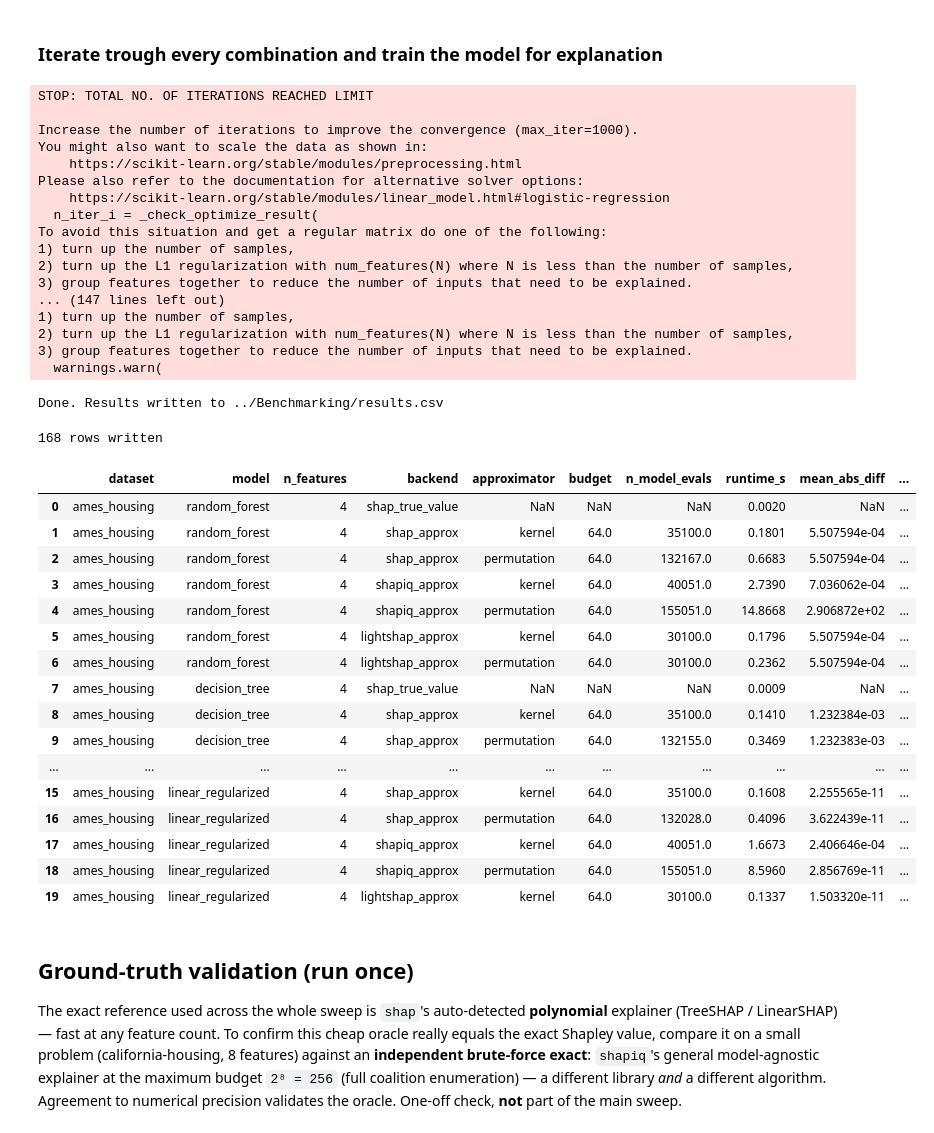
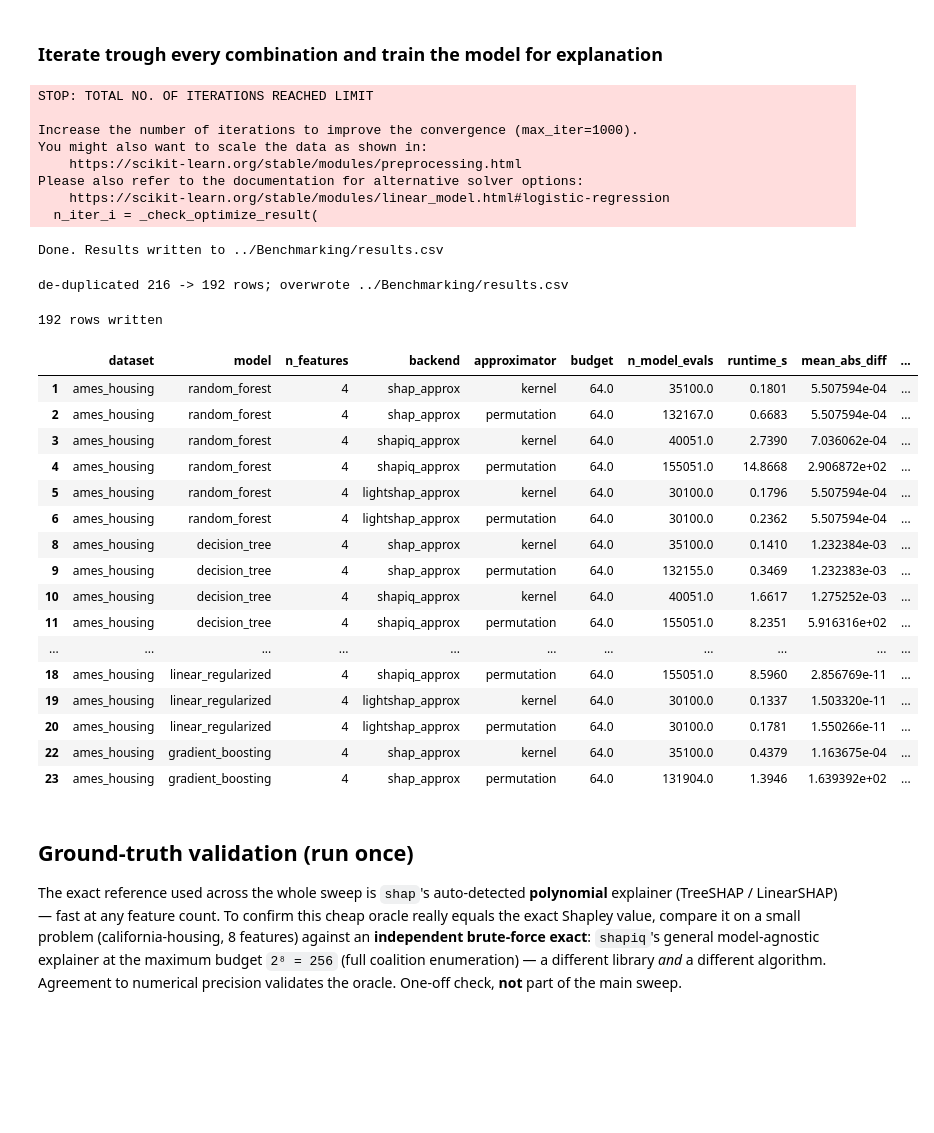
Before and after one commit to LaborFlasche/PR_ModeAgnostic, a Jupyter notebook: Libraries/library_merge.ipynb, the cells around one changed output. Drawn from its saved outputs; the diff is of its cells as text; code cells hidden in the pictures; blank space fills up the shorter version.

```diff
--- a/Libraries/library_merge.ipynb
+++ b/Libraries/library_merge.ipynb
@@ -68,6 +90,7 @@ from Benchmarking.backends import (
     ShapApproxBackend,
     ShapIQApproxBackend,
     LightShapApproxBackend,
+    DalexApproxBackend,
 )
 
 # Map config library names to their approximation backend classes.
@@ -75,6 +98,7 @@ APPROX_BACKEND_BY_LIBRARY = {
     "shap": ShapApproxBackend,
     "shapiq": ShapIQApproxBackend,
     "lightshap": LightShapApproxBackend,
+    "dalex": DalexApproxBackend,
 }
 
 # All benchmark knobs come from the config's `benchmark` section (loaded the same
@@ -95,12 +119,15 @@ TRUE_VALUE_BACKENDS = [ShapTrueValueBackend]
 # Approximation sweep: only the (library × approximator × budget) combinations
 # selected in the config. The nominal budget differs in units across libraries, so
 # n_model_evals — the real model-call count recorded by the runner — is the
-# comparable budget axis.
+# comparable budget axis. A backend may declare SUPPORTED_APPROXIMATORS to opt out of
+# slots it has no method for (dalex has only ordering-sampling SHAP, no kernel variant),
+# so those pairs are skipped rather than run as silent duplicates.
 approximation_specs = [
     (backend, {"approximator": approximator, "budget": budget})
     for backend in APPROX_BACKENDS
     for approximator in APPROXIMATORS
     for budget in BUDGETS
+    if approximator in getattr(backend, "SUPPORTED_APPROXIMATORS", APPROXIMATORS)
 ]
 
 runner = BenchmarkRunner(
@@ -158,47 +185,57 @@ You might also want to scale the data as shown in:
 Please also refer to the documentation for alternative solver options:
     https://scikit-learn.org/stable/modules/linear_model.html#logistic-regression
   n_iter_i = _check_optimize_result(
-To avoid this situation and get a regular matrix do one of the following:
-1) turn up the number of samples,
-2) turn up the L1 regularization with num_features(N) where N is less than the number of samples,
-3) group features together to reduce the number of inputs that need to be explained.
-... (147 lines left out)
-1) turn up the number of samples,
-2) turn up the L1 regularization with num_features(N) where N is less than the number of samples,
-3) group features together to reduce the number of inputs that need to be explained.
-  warnings.warn(
 Done. Results written to ../Benchmarking/results.csv
+# %%
+RESULTS_CSV = "../Benchmarking/results.csv"
+
+results = pd.read_csv(RESULTS_CSV)
+n_before = len(results)
+
+# A dalex-only append run re-emits the shap_true_value oracle row in every cell (the
+# runner must recompute it to score dalex), duplicating the oracle rows already on file.
+# Collapse each (cell, backend, approximator, budget) to one row — keep="last" prefers the
+# most recent write. NaN approximator/budget on the true_value rows compare equal, so the
+# duplicate oracle rows collapse too.
+results = results.drop_duplicates(
+    subset=["dataset", "model", "n_features", "n_samples",
+            "backend", "approximator", "budget"],
+    keep="last",
+)
+
+# Overwrite the CSV in place with the de-duplicated content.
+results.to_csv(RESULTS_CSV, index=False)
+print(f"de-duplicated {n_before} -> {len(results)} rows; overwrote {RESULTS_CSV}")
+# %% [output]
+de-duplicated 216 -> 192 rows; overwrote ../Benchmarking/results.csv
 # %%
-import pandas as pd
-
-results = pd.read_csv("../Benchmarking/results.csv")
 print(f"{len(results)} rows written")
 
 cols = [
     "dataset", "model", "n_features", "backend", "approximator", "budget",
     "n_model_evals", "runtime_s", "mean_abs_diff", "relative_mae",
     "sign_agreement", "mean_sample_rho",
 ]
 results[cols].head(20)
 # %% [output]
-168 rows written
+192 rows written
 |  | dataset | model | n_features | backend | approximator | budget | n_model_evals | runtime_s | mean_abs_diff | ... |
-| 0 | ames_housing | random_forest | 4 | shap_true_value | NaN | NaN | NaN | 0.0020 | NaN | ... |
 | 1 | ames_housing | random_forest | 4 | shap_approx | kernel | 64.0 | 35100.0 | 0.1801 | 5.507594e-04 | ... |
 | 2 | ames_housing | random_forest | 4 | shap_approx | permutation | 64.0 | 132167.0 | 0.6683 | 5.507594e-04 | ... |
 | 3 | ames_housing | random_forest | 4 | shapiq_approx | kernel | 64.0 | 40051.0 | 2.7390 | 7.036062e-04 | ... |
 | 4 | ames_housing | random_forest | 4 | shapiq_approx | permutation | 64.0 | 155051.0 | 14.8668 | 2.906872e+02 | ... |
 | 5 | ames_housing | random_forest | 4 | lightshap_approx | kernel | 64.0 | 30100.0 | 0.1796 | 5.507594e-04 | ... |
 | 6 | ames_housing | random_forest | 4 | lightshap_approx | permutation | 64.0 | 30100.0 | 0.2362 | 5.507594e-04 | ... |
-| 7 | ames_housing | decision_tree | 4 | shap_true_value | NaN | NaN | NaN | 0.0009 | NaN | ... |
 | 8 | ames_housing | decision_tree | 4 | shap_approx | kernel | 64.0 | 35100.0 | 0.1410 | 1.232384e-03 | ... |
 | 9 | ames_housing | decision_tree | 4 | shap_approx | permutation | 64.0 | 132155.0 | 0.3469 | 1.232383e-03 | ... |
+| 10 | ames_housing | decision_tree | 4 | shapiq_approx | kernel | 64.0 | 40051.0 | 1.6617 | 1.275252e-03 | ... |
+| 11 | ames_housing | decision_tree | 4 | shapiq_approx | permutation | 64.0 | 155051.0 | 8.2351 | 5.916316e+02 | ... |
 | ... | ... | ... | ... | ... | ... | ... | ... | ... | ... | ... |
-| 15 | ames_housing | linear_regularized | 4 | shap_approx | kernel | 64.0 | 35100.0 | 0.1608 | 2.255565e-11 | ... |
-| 16 | ames_housing | linear_regularized | 4 | shap_approx | permutation | 64.0 | 132028.0 | 0.4096 | 3.622439e-11 | ... |
-| 17 | ames_housing | linear_regularized | 4 | shapiq_approx | kernel | 64.0 | 40051.0 | 1.6673 | 2.406646e-04 | ... |
 | 18 | ames_housing | linear_regularized | 4 | shapiq_approx | permutation | 64.0 | 155051.0 | 8.5960 | 2.856769e-11 | ... |
 | 19 | ames_housing | linear_regularized | 4 | lightshap_approx | kernel | 64.0 | 30100.0 | 0.1337 | 1.503320e-11 | ... |
+| 20 | ames_housing | linear_regularized | 4 | lightshap_approx | permutation | 64.0 | 30100.0 | 0.1781 | 1.550266e-11 | ... |
+| 22 | ames_housing | gradient_boosting | 4 | shap_approx | kernel | 64.0 | 35100.0 | 0.4379 | 1.163675e-04 | ... |
+| 23 | ames_housing | gradient_boosting | 4 | shap_approx | permutation | 64.0 | 131904.0 | 1.3946 | 1.639392e+02 | ... |
 # %% [markdown]
 ## Ground-truth validation (run once)
 
```
Also changed, not shown: parts of 2 cells of this notebook, 7 other files.
